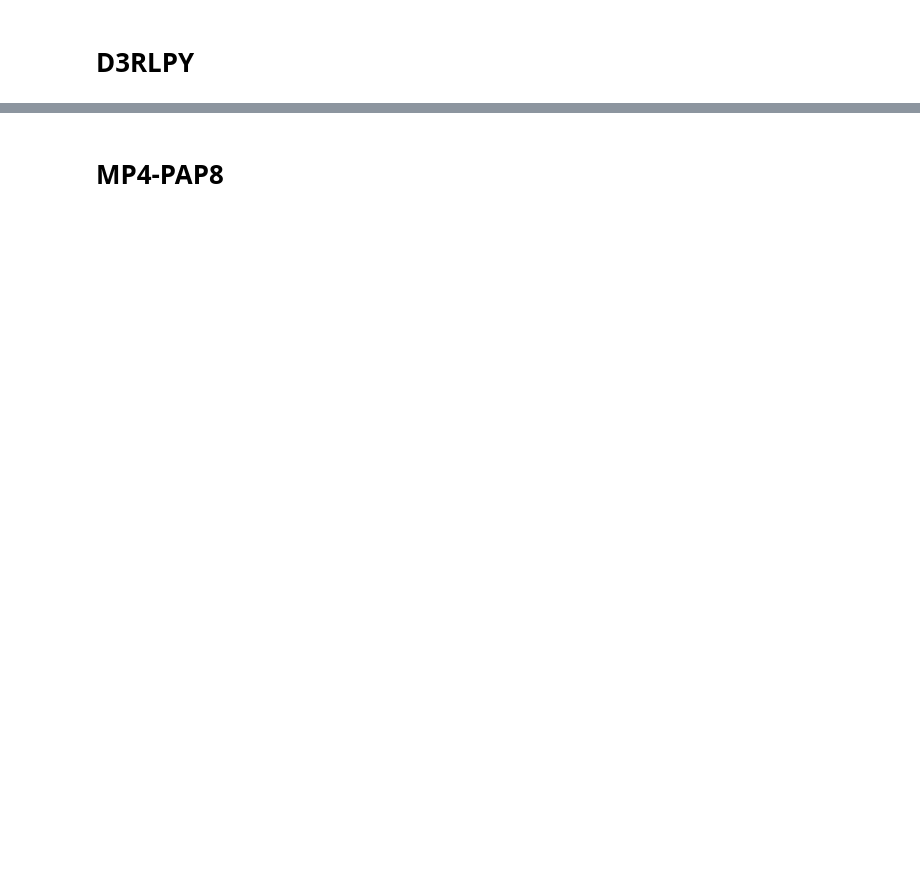
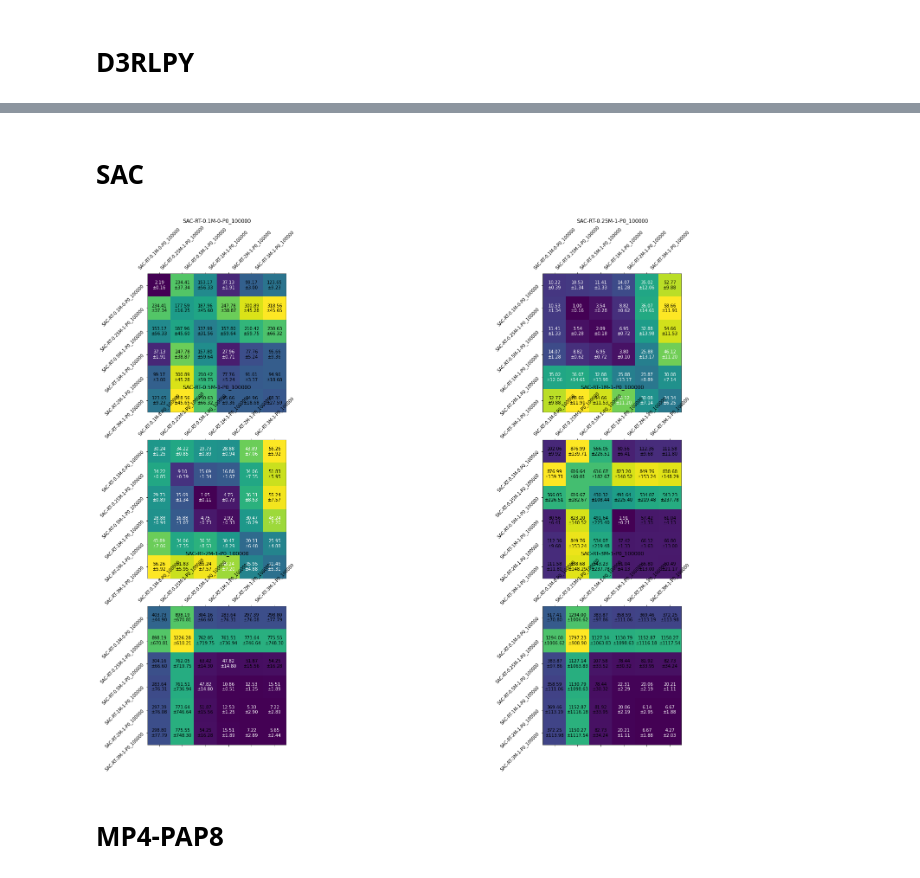
Before and after one commit to thatscotdatasci/mopo, a Jupyter notebook: wasserstein_distance_calcs.ipynb, the cells around one changed output, grey strips where cells are left out. Saved outputs shown, nothing was run; the diff lists cells and outputs as text; code cells hidden in the pictures; blank space fills up the shorter version.

Commit message:
Wasserstein distances for SAC

```diff
--- a/wasserstein_distance_calcs.ipynb
+++ b/wasserstein_distance_calcs.ipynb
@@ -74,0 +73,17 @@ display_distances(d3rlpy_1_experiments, d3rlpy_1_wd_mean, d3rlpy_1_wd_std, shape
+# %% [markdown]
+# SAC
+# %%
+sac_01_experiments = {
+    "SAC-RT-0.1M-0-P0_100000"  : ['MP674', 'MP675', 'MP676'],
+    "SAC-RT-0.25M-1-P0_100000" : ['MP551', 'MP552', 'MP553'],
+    "SAC-RT-0.5M-1-P0_100000"  : ['MP554', 'MP555', 'MP556'],
+    "SAC-RT-1M-1-P0_100000"    : ['MP557', 'MP558', 'MP559'],
+    "SAC-RT-2M-1-P0_100000"    : ['MP560', 'MP561', 'MP562'],
+    "SAC-RT-3M-1-P0_100000"    : ['MP563', 'MP564', 'MP565'],
+}
+# %%
+sac_01_wd_mean, sac_01_wd_std = experiment_collection_distances(sac_01_experiments)
+# %%
+display_distances(sac_01_experiments, sac_01_wd_mean, sac_01_wd_std, shape=(3,2))
+# %% [output]
+[figure, added]
```
Also changed, not shown: parts of 10 cells of this notebook.
